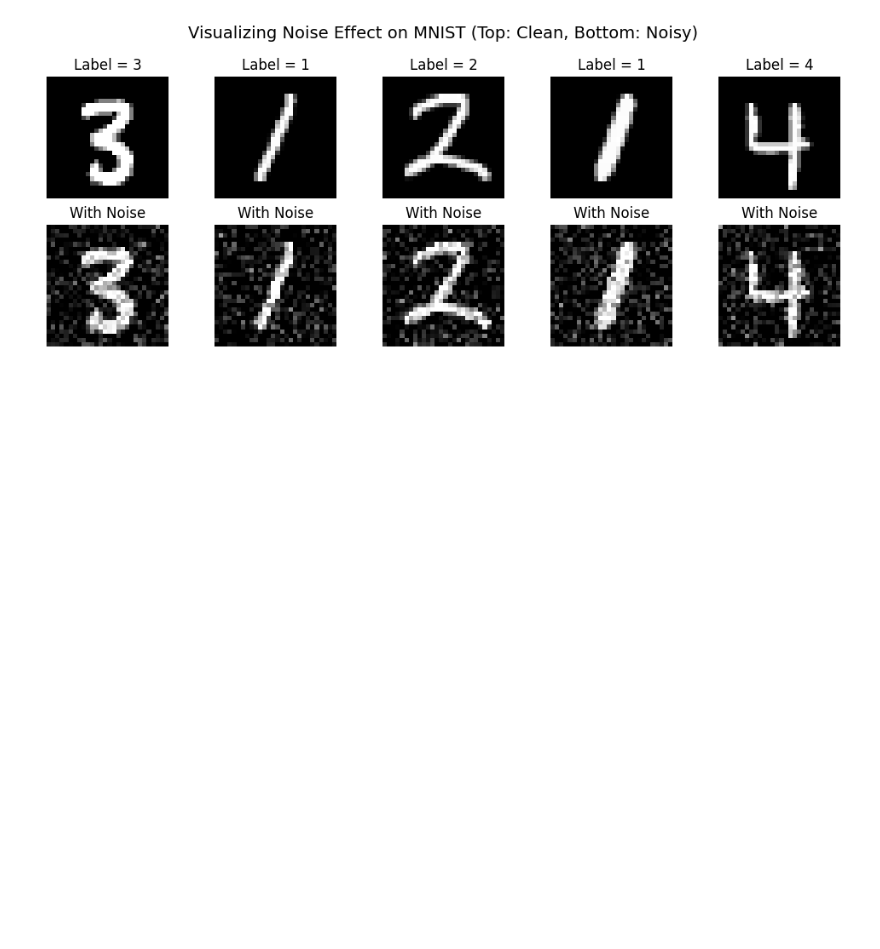
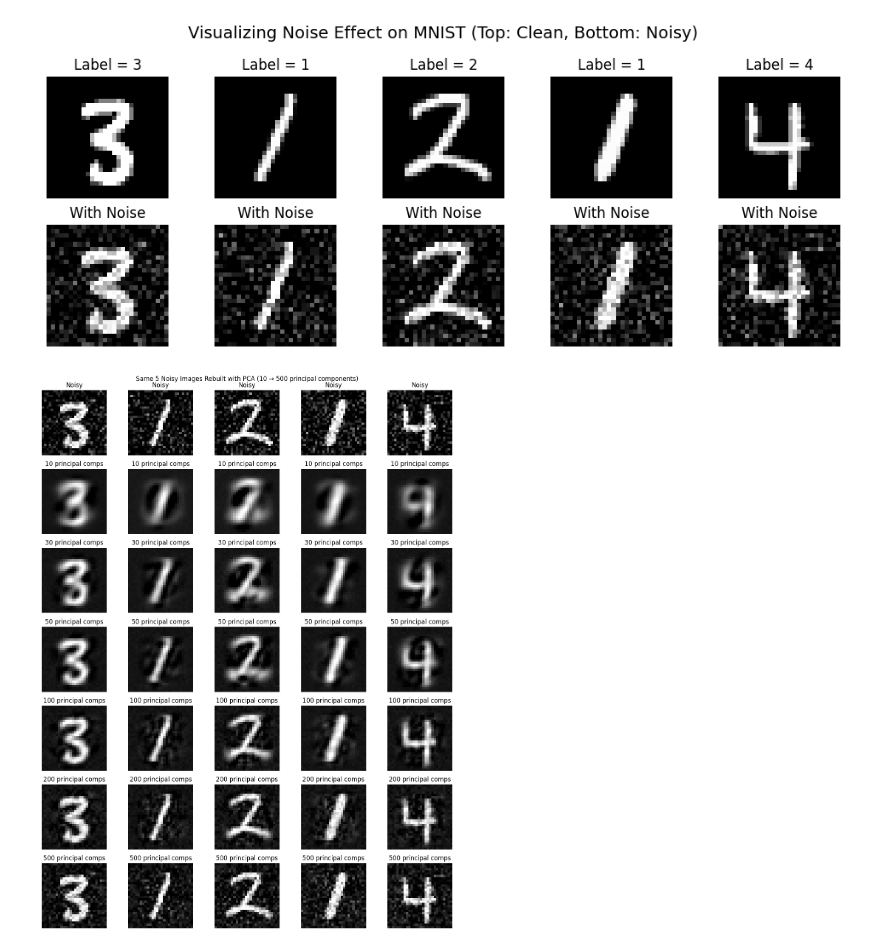
Before and after one commit to sharvaniyadav/Assignment-1-ECE1513-Intro-To-ML, a Jupyter notebook: Assignment_1_ECE1513_IntroToML_SharvaniYadav.ipynb, the cells around one changed output. Drawn from its saved outputs; the diff is of its cells as text; code cells hidden in the pictures; blank space fills up the shorter version.

Commit message:
Took the 5 noisy images from Part 5.1 and rebuilt them using PCA. Flattened the images so PCA could work on them, then trained PCA on 5000 random noisy MNIST images so it could learn the main patterns of digits. Used fit -  transform - inverse_transform to compress and then rebuild the 5 noisy images with 10, 30, 50, 100, 200, and 500 principal components. Plotted everything in one figure with the noisy images on top and the rebuilt versions in rows below so it’s easy to compare how adding more principal components made the images clearer.

```diff
--- a/Assignment_1_ECE1513_IntroToML_SharvaniYadav.ipynb
+++ b/Assignment_1_ECE1513_IntroToML_SharvaniYadav.ipynb
@@ -444,3 +444,83 @@ plt.show()
 # %% [output]
 Loading MNIST dataset...
 [figure]
+# %%
+# -----------------------------------------------------------
+# Part 5.2: Rebuilt (denoised) the same 5 noisy images using PCA
+# -----------------------------------------------------------
+
+from sklearn.decomposition import PCA
+import numpy as np
+import matplotlib.pyplot as plt
+
+# if Part 5.1 wasn't run, this would crash, so added a small check
+try:
+    X, noisy_images, chosen_images
+except NameError:
+    raise ValueError("Run Part 5.1 first so X, chosen_images, and noisy_images exist.")
+
+# Step 1: turned the 5 noisy images into flat rows so PCA can read them
+# (PCA wants shape: number_of_images x number_of_pixels)
+noisy_flat = noisy_images.reshape(5, 28 * 28)   # (5, 784)
+
+# Step 2: grabbed a small random chunk of MNIST to train PCA on (faster than all 70k)
+np.random.seed(42)
+sample_idx = np.random.choice(X.shape[0], size=5000, replace=False)
+X_sample = X[sample_idx].astype(np.float32)
+
+# added the same type of noise as before so PCA “sees” noisy digits during training
+X_sample_noisy = X_sample + np.random.normal(0, 50, X_sample.shape)
+X_sample_noisy = np.clip(X_sample_noisy, 0, 255)
+
+# Step 3: tried these numbers of principal components (given in the assignment)
+principal_components_list = [10, 30, 50, 100, 200, 500]
+
+# Step 4: for each amount of principal components:
+#         fit PCA -> compress the 5 images -> rebuild them back to 784 pixels
+reconstructed_batches = []  # one batch of 5 images per setting
+
+for n_components in principal_components_list:
+    # made a PCA model that keeps n_components “main patterns”
+    pca = PCA(n_components=n_components)
+
+    # fit: PCA learned the main directions from the noisy training set
+    pca.fit(X_sample_noisy)
+
+    # transform: turned the 5 noisy images into low-dim “codes”
+    codes = pca.transform(noisy_flat)           # shape (5, n_components)
+
+    # inverse_transform: rebuilt the images from those codes
+    rebuilt = pca.inverse_transform(codes)      # shape (5, 784)
+
+    # put back to 28x28 and made sure pixels stay in range
+    rebuilt = np.clip(rebuilt, 0, 255).reshape(5, 28, 28)
+    reconstructed_batches.append(rebuilt)
+
+# Step 5: plotted everything so it’s easy to compare
+# top row = the original 5 noisy images
+# each row under that = reconstructions using a different number of principal components
+rows = 1 + len(principal_components_list)
+cols = 5
+plt.figure(figsize=(12, rows * 2.2))
+
+# row 0: noisy inputs
+for i in range(5):
+    ax = plt.subplot(rows, cols, i + 1)
+    ax.imshow(noisy_images[i], cmap='gray')
+    ax.set_title("Noisy")
+    ax.axis('off')
+
+# rows 1..: reconstructions
+for r, n_components in enumerate(principal_components_list, start=1):
+    imgs = reconstructed_batches[r - 1]
+    for i in range(5):
+        ax = plt.subplot(rows, cols, r * cols + i + 1)
+        ax.imshow(imgs[i], cmap='gray')
+        ax.set_title(f"{n_components} principal comps")
+        ax.axis('off')
+
+plt.suptitle("Same 5 Noisy Images Rebuilt with PCA (10 → 500 principal components)")
+plt.tight_layout()
+plt.show()
+# %% [output]
+[figure, added]
```
